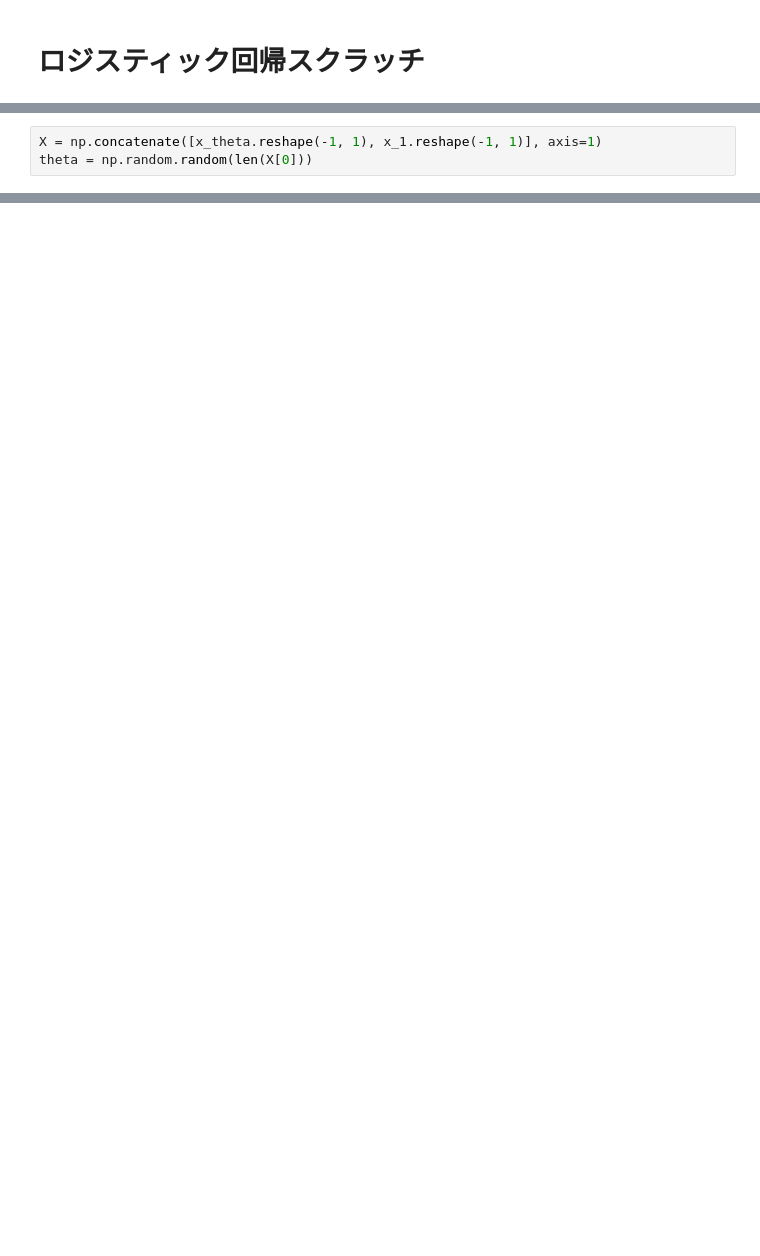
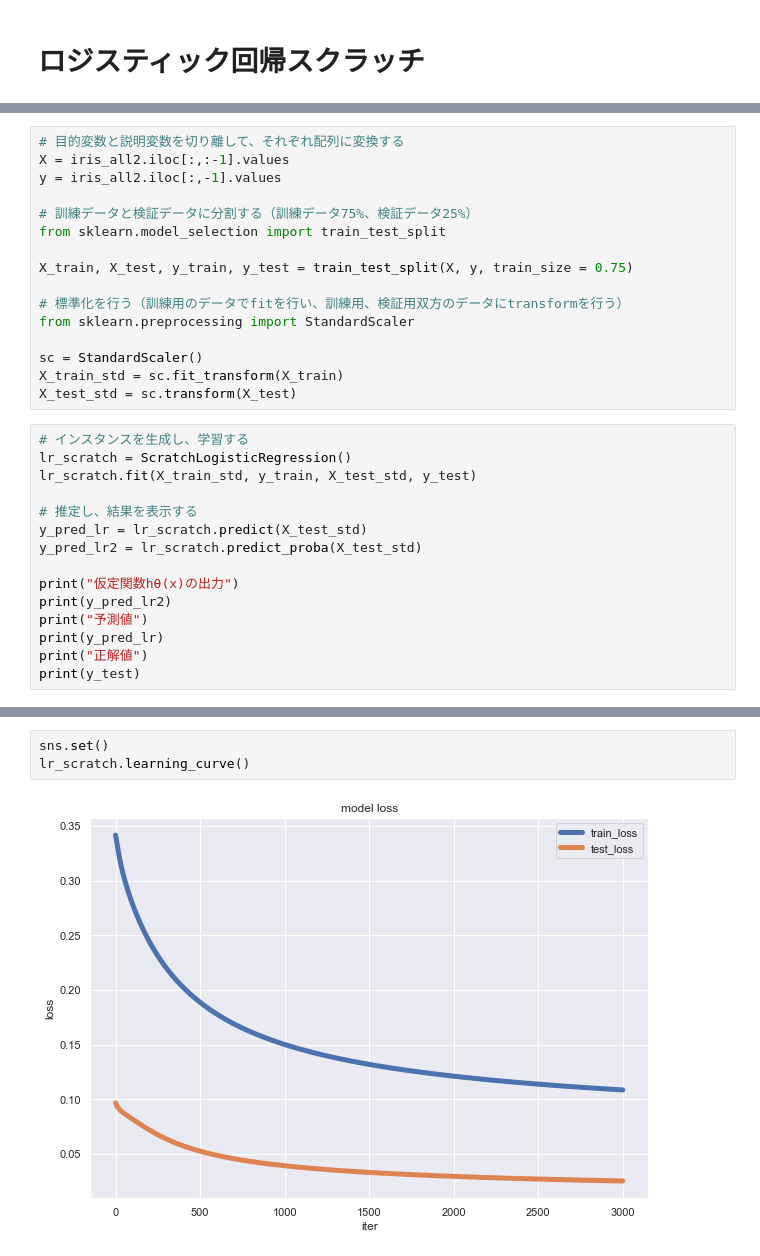
Before and after one commit to kamikami1107/diveintocode-ml, a Jupyter notebook: Sprint4-logistic.ipynb, the cells around one changed output, grey strips where cells are left out. Drawn from its saved outputs; the diff is of its cells as text; blank space fills up the shorter version.

```diff
--- a/Sprint4-logistic.ipynb
+++ b/Sprint4-logistic.ipynb
@@ -185,3 +2,0 @@ print(x_theta)
-# %%
-X = np.concatenate([x_theta.reshape(-1, 1), x_1.reshape(-1, 1)], axis=1)
-theta = np.random.random(len(X[0]))
@@ -287,0 +270,31 @@ ValueError: setting an array element with a sequence.
+# %%
+# 目的変数と説明変数を切り離して、それぞれ配列に変換する
+X = iris_all2.iloc[:,:-1].values
+y = iris_all2.iloc[:,-1].values
+
+# 訓練データと検証データに分割する（訓練データ75%、検証データ25%）
+from sklearn.model_selection import train_test_split
+
+X_train, X_test, y_train, y_test = train_test_split(X, y, train_size = 0.75)
+
+# 標準化を行う（訓練用のデータでfitを行い、訓練用、検証用双方のデータにtransformを行う）
+from sklearn.preprocessing import StandardScaler
+
+sc = StandardScaler()
+X_train_std = sc.fit_transform(X_train)
+X_test_std = sc.transform(X_test)
+# %%
+# インスタンスを生成し、学習する
+lr_scratch = ScratchLogisticRegression()
+lr_scratch.fit(X_train_std, y_train, X_test_std, y_test)
+
+# 推定し、結果を表示する
+y_pred_lr = lr_scratch.predict(X_test_std)
+y_pred_lr2 = lr_scratch.predict_proba(X_test_std)
+
+print("仮定関数hθ(x)の出力")
+print(y_pred_lr2)
+print("予測値")
+print(y_pred_lr)
+print("正解値")
+print(y_test)
@@ -287,0 +389,5 @@ ValueError: setting an array element with a sequence.
+# %%
+sns.set()
+lr_scratch.learning_curve()
+# %% [output]
+[figure, added]
```
Also changed, not shown: parts of 41 cells of this notebook.
